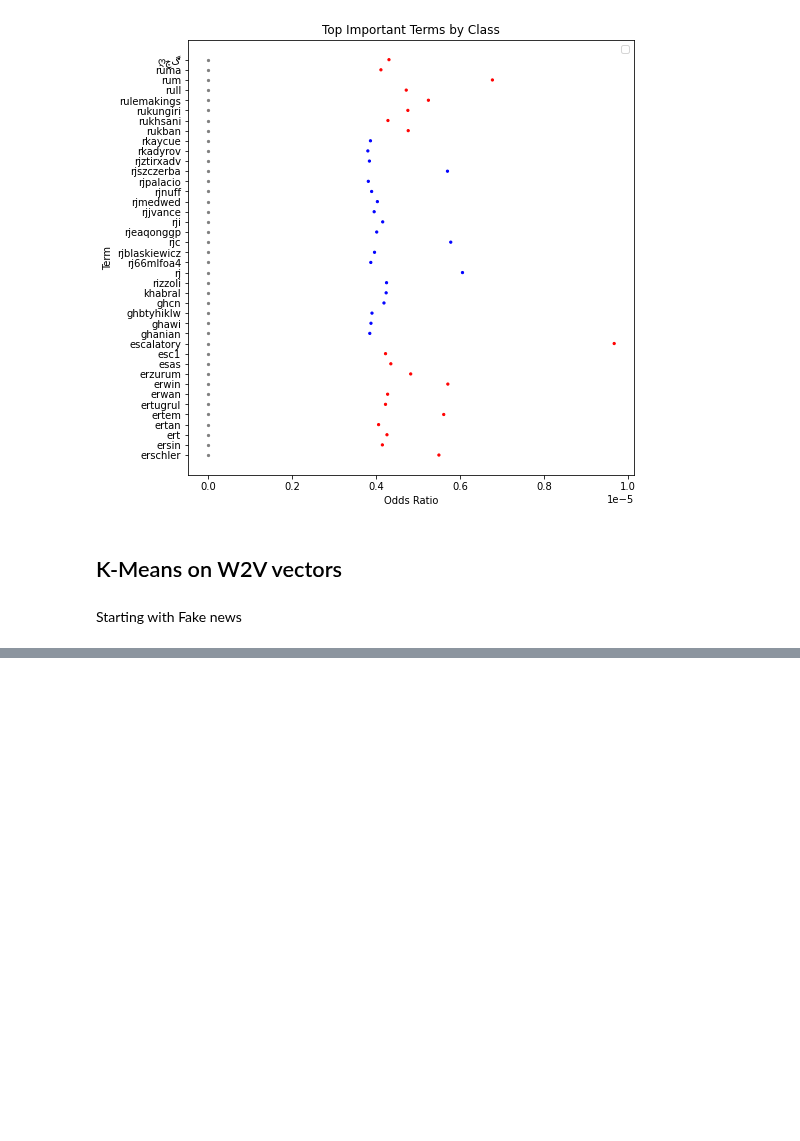
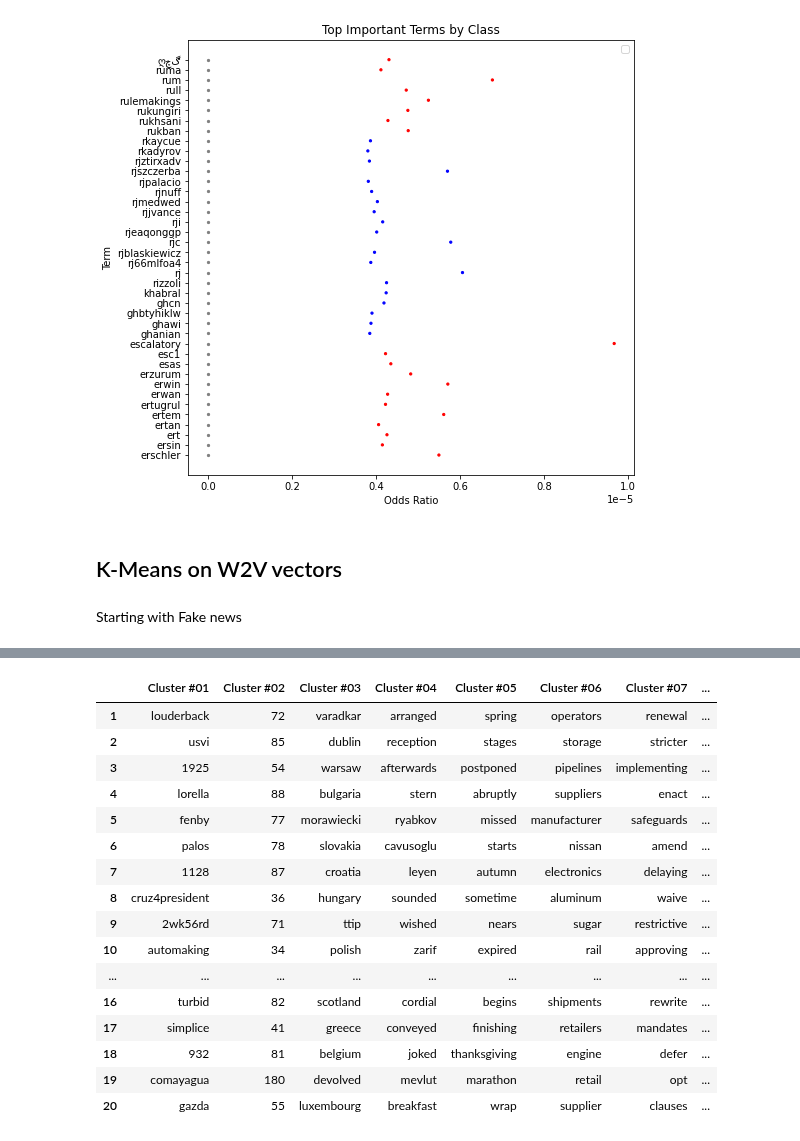
Before and after one commit to d-roland/Fake-news-detection, a Jupyter notebook: CS221_Fake_news_detection.ipynb, the cells around one changed output, grey strips where cells are left out. Cells and saved outputs as stored; diff of their text form; code cells hidden in the pictures; blank space fills up the shorter version.

```diff
--- a/CS221_Fake_news_detection.ipynb
+++ b/CS221_Fake_news_detection.ipynb
@@ -2199,0 +2227,22 @@ for i in range(NUM_CLUSTERS):
+# %%
+#Getting words in each cluster that are closest to the cluster center
+top_words_real = get_top_words(w2v_model_real.wv.index2word, 20, centers_real, w2v_model_real.wv.syn0)
+top_words_real
+# %% [output]
+|  | Cluster #01 | Cluster #02 | Cluster #03 | Cluster #04 | Cluster #05 | Cluster #06 | Cluster #07 | ... |
+| 1 | louderback | 72 | varadkar | arranged | spring | operators | renewal | ... |
+| 2 | usvi | 85 | dublin | reception | stages | storage | stricter | ... |
+| 3 | 1925 | 54 | warsaw | afterwards | postponed | pipelines | implementing | ... |
+| 4 | lorella | 88 | bulgaria | stern | abruptly | suppliers | enact | ... |
+| 5 | fenby | 77 | morawiecki | ryabkov | missed | manufacturer | safeguards | ... |
+| 6 | palos | 78 | slovakia | cavusoglu | starts | nissan | amend | ... |
+| 7 | 1128 | 87 | croatia | leyen | autumn | electronics | delaying | ... |
+| 8 | cruz4president | 36 | hungary | sounded | sometime | aluminum | waive | ... |
+| 9 | 2wk56rd | 71 | ttip | wished | nears | sugar | restrictive | ... |
+| 10 | automaking | 34 | polish | zarif | expired | rail | approving | ... |
+| ... | ... | ... | ... | ... | ... | ... | ... | ... |
+| 16 | turbid | 82 | scotland | cordial | begins | shipments | rewrite | ... |
+| 17 | simplice | 41 | greece | conveyed | finishing | retailers | mandates | ... |
+| 18 | 932 | 81 | belgium | joked | thanksgiving | engine | defer | ... |
+| 19 | comayagua | 180 | devolved | mevlut | marathon | retail | opt | ... |
+| 20 | gazda | 55 | luxembourg | breakfast | wrap | supplier | clauses | ... |
```
Also changed, not shown: parts of 9 cells of this notebook.
